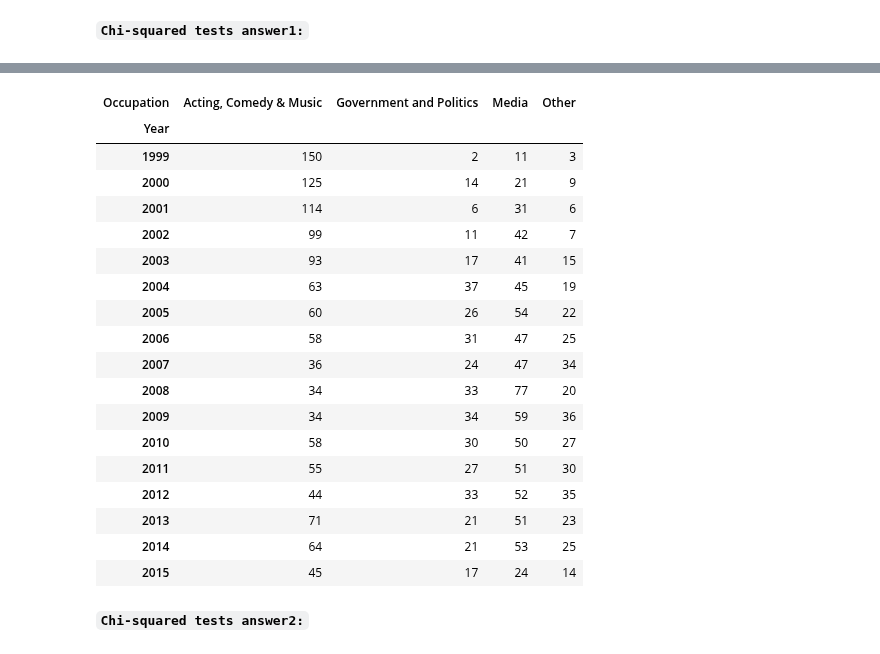
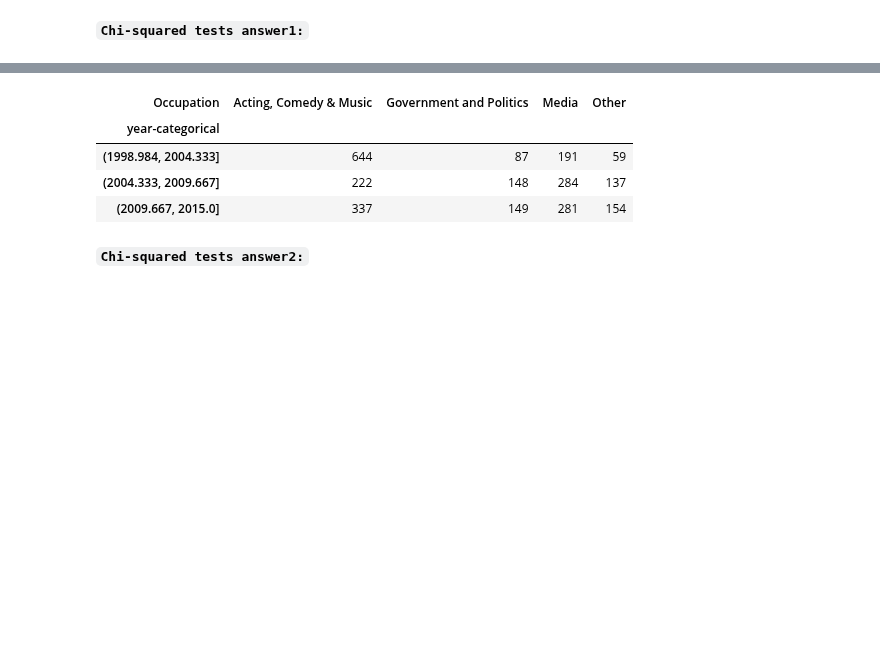
Before and after one commit to bloominstituteoftechnology/DS-Unit-1-Sprint-2-Statistics, a Jupyter notebook: module2/Sarah_Xu_LS_DS10_122_Sampling_Confidence_Intervals_and_Hypothesis_Testing_Assignment.ipynb, the cells around one changed output, grey strips where cells are left out. Drawn from its saved outputs; the diff is of its cells as text; code cells hidden in the pictures; blank space fills up the shorter version.

```diff
--- a/module2/Sarah_Xu_LS_DS10_122_Sampling_Confidence_Intervals_and_Hypothesis_Testing_Assignment.ipynb
+++ b/module2/Sarah_Xu_LS_DS10_122_Sampling_Confidence_Intervals_and_Hypothesis_Testing_Assignment.ipynb
@@ -126 +126,6 @@ df.describe(exclude='number')
 | freq | 596 | 3 | 930 | 19 | 1203 |
+# %%
+
+
+df['year-categorical']=pd.cut(df['Year'],3)
+df['year-categorical'].value_counts()
@@ -178,26 +180,12 @@ plt.show()
 # %%
-observed=pd.crosstab(df['Year'],df['Occupation'])
+observed=pd.crosstab(df['year-categorical'],df['Occupation'])
 observed
 # %% [output]
 | Occupation | Acting, Comedy & Music | Government and Politics | Media | Other |
-| Year |  |  |  |  |
-| 1999 | 150 | 2 | 11 | 3 |
-| 2000 | 125 | 14 | 21 | 9 |
-| 2001 | 114 | 6 | 31 | 6 |
-| 2002 | 99 | 11 | 42 | 7 |
-| 2003 | 93 | 17 | 41 | 15 |
-| 2004 | 63 | 37 | 45 | 19 |
-| 2005 | 60 | 26 | 54 | 22 |
-| 2006 | 58 | 31 | 47 | 25 |
-| 2007 | 36 | 24 | 47 | 34 |
-| 2008 | 34 | 33 | 77 | 20 |
-| 2009 | 34 | 34 | 59 | 36 |
-| 2010 | 58 | 30 | 50 | 27 |
-| 2011 | 55 | 27 | 51 | 30 |
-| 2012 | 44 | 33 | 52 | 35 |
-| 2013 | 71 | 21 | 51 | 23 |
-| 2014 | 64 | 21 | 53 | 25 |
-| 2015 | 45 | 17 | 24 | 14 |
+| year-categorical |  |  |  |  |
+| (1998.984, 2004.333] | 644 | 87 | 191 | 59 |
+| (2004.333, 2009.667] | 222 | 148 | 284 | 137 |
+| (2009.667, 2015.0] | 337 | 149 | 281 | 154 |
 # %% [markdown]
 **`Chi-squared tests answer2:`**
 # %%
```
Also changed, not shown: parts of 10 cells of this notebook.
